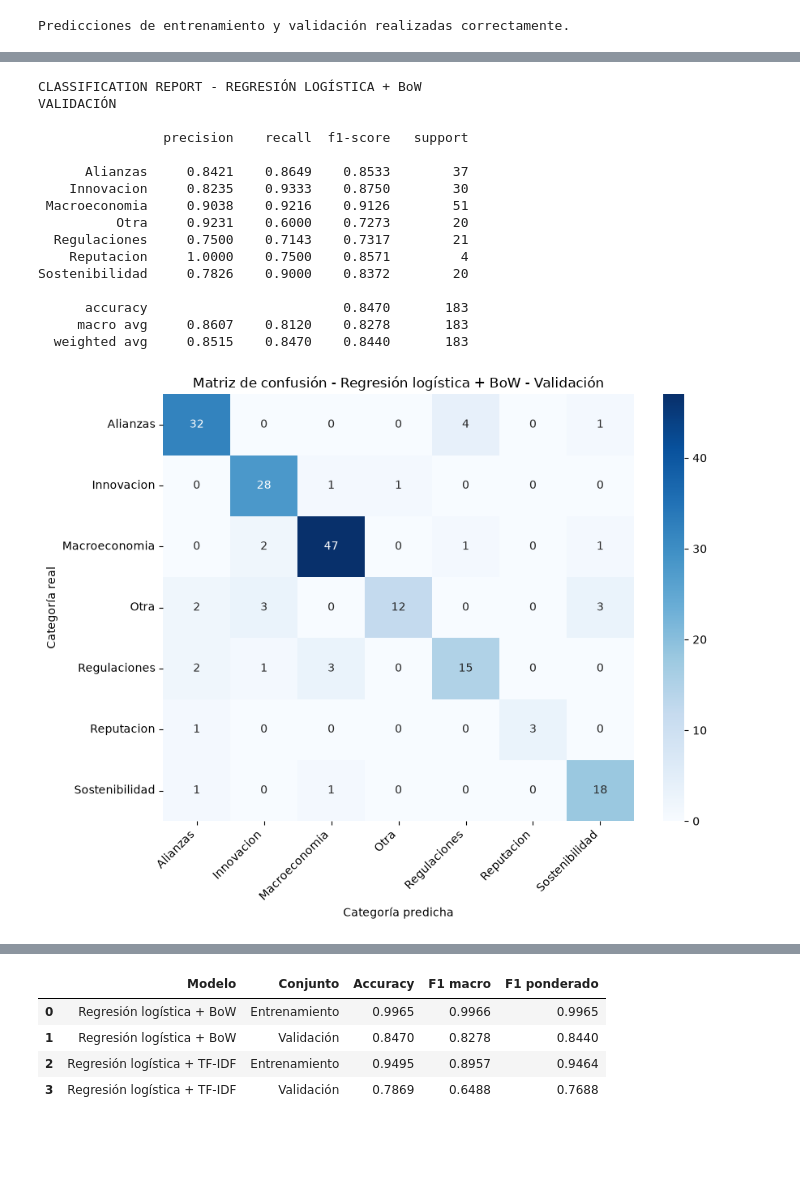
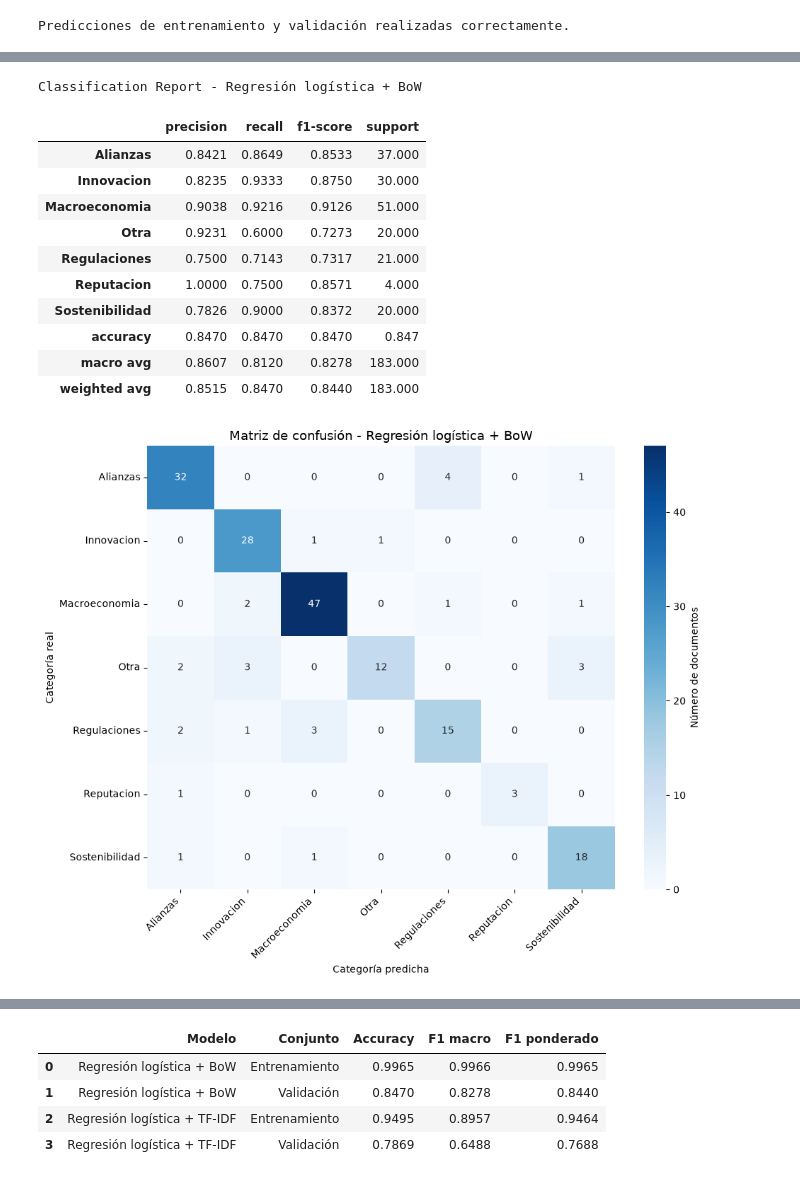
Before and after one commit to Cynthiss/NLP, a Jupyter notebook: Lab_4/Lab_4.ipynb, the cells around one changed output, grey strips where cells are left out. Saved outputs shown, nothing was run; the diff lists cells and outputs as text; code cells hidden in the pictures; blank space fills up the shorter version.

Commit message:
Part 2
Actualizacion de visualizaciones

```diff
--- a/Lab_4/Lab_4.ipynb
+++ b/Lab_4/Lab_4.ipynb
@@ -3348,71 +3348,83 @@ resultados_logistica
 | 2 | Regresión logística + TF-IDF | Entrenamiento | 0.9495 | 0.9633 | 0.8697 | 0.8957 | 0.9520 | ... |
 | 3 | Regresión logística + TF-IDF | Validación | 0.7869 | 0.6833 | 0.6504 | 0.6488 | 0.7815 | ... |
 # %%
-# 2.4 Classification report - BoW
+
+# 2.4 Classification Report - Regresión logística + BoW
 
 
-print("CLASSIFICATION REPORT - REGRESIÓN LOGÍSTICA + BoW")
-print("VALIDACIÓN\n")
+# Generar el reporte como diccionario
+reporte_bow = classification_report(
+    y_val,
+    y_val_pred_log_bow,
+    output_dict=True,
+    zero_division=0
+)
 
-print(
-    classification_report(
-        y_val,
-        y_val_pred_log_bow,
-        digits=4,
-        zero_division=0
-    )
-)
+# Convertir el reporte a DataFrame
+df_reporte_bow = pd.DataFrame(
+    reporte_bow
+).transpose()
+
+# Redondear las métricas
+df_reporte_bow = df_reporte_bow.round(4)
+
+print("Classification Report - Regresión logística + BoW")
+display(df_reporte_bow)
 # %% [output]
-CLASSIFICATION REPORT - REGRESIÓN LOGÍSTICA + BoW
-VALIDACIÓN
-
-                precision    recall  f1-score   support
-
-      Alianzas     0.8421    0.8649    0.8533        37
-    Innovacion     0.8235    0.9333    0.8750        30
- Macroeconomia     0.9038    0.9216    0.9126        51
-          Otra     0.9231    0.6000    0.7273        20
-  Regulaciones     0.7500    0.7143    0.7317        21
-    Reputacion     1.0000    0.7500    0.8571         4
-Sostenibilidad     0.7826    0.9000    0.8372        20
-
-      accuracy                         0.8470       183
-     macro avg     0.8607    0.8120    0.8278       183
-  weighted avg     0.8515    0.8470    0.8440       183
+Classification Report - Regresión logística + BoW
+|  | precision | recall | f1-score | support |
+| Alianzas | 0.8421 | 0.8649 | 0.8533 | 37.000 |
+| Innovacion | 0.8235 | 0.9333 | 0.8750 | 30.000 |
+| Macroeconomia | 0.9038 | 0.9216 | 0.9126 | 51.000 |
+| Otra | 0.9231 | 0.6000 | 0.7273 | 20.000 |
+| Regulaciones | 0.7500 | 0.7143 | 0.7317 | 21.000 |
+| Reputacion | 1.0000 | 0.7500 | 0.8571 | 4.000 |
+| Sostenibilidad | 0.7826 | 0.9000 | 0.8372 | 20.000 |
+| accuracy | 0.8470 | 0.8470 | 0.8470 | 0.847 |
+| macro avg | 0.8607 | 0.8120 | 0.8278 | 183.000 |
+| weighted avg | 0.8515 | 0.8470 | 0.8440 | 183.000 |
 # %%
+# 2.6 Matriz de confusión - Regresión logística + BoW
 
-# 2. Matriz de confusión - BoW
 
+# Mantener el mismo orden de categorías en filas y columnas
 categorias_logistica = sorted(y.unique())
 
+# Calcular la matriz de confusión
 cm_log_bow = confusion_matrix(
     y_val,
     y_val_pred_log_bow,
     labels=categorias_logistica
 )
 
-plt.figure(figsize=(9, 7))
+# Crear la gráfica
+plt.figure(figsize=(10, 8))
 
 sns.heatmap(
     cm_log_bow,
-    annot=True,
-    fmt="d",
+    annot=True,                          # Mostrar valores dentro de las celdas
+    fmt="d",                             # Mostrar valores enteros
     cmap="Blues",
     xticklabels=categorias_logistica,
-    yticklabels=categorias_logistica
+    yticklabels=categorias_logistica,
+    cbar_kws={"label": "Número de documentos"}
 )
 
+# Títulos y etiquetas
 plt.title(
-    "Matriz de confusión - Regresión logística + BoW - Validación"
+    "Matriz de confusión - Regresión logística + BoW",
+    fontsize=13
 )
+
 plt.xlabel("Categoría predicha")
 plt.ylabel("Categoría real")
 
+# Mejorar la lectura de las categorías
 plt.xticks(rotation=45, ha="right")
 plt.yticks(rotation=0)
 
 plt.tight_layout()
 plt.show()
 # %% [output]
-[figure, old version]
+[figure, new version]
 # %%
```
Also changed, not shown: parts of 2 cells of this notebook.
